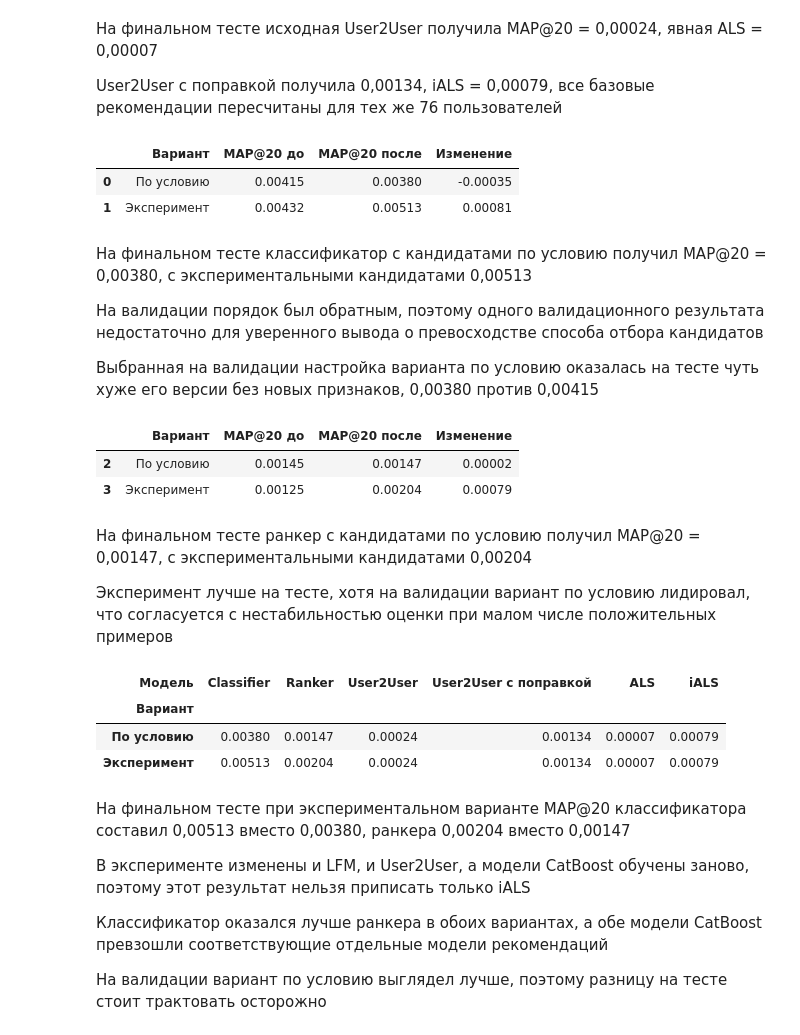
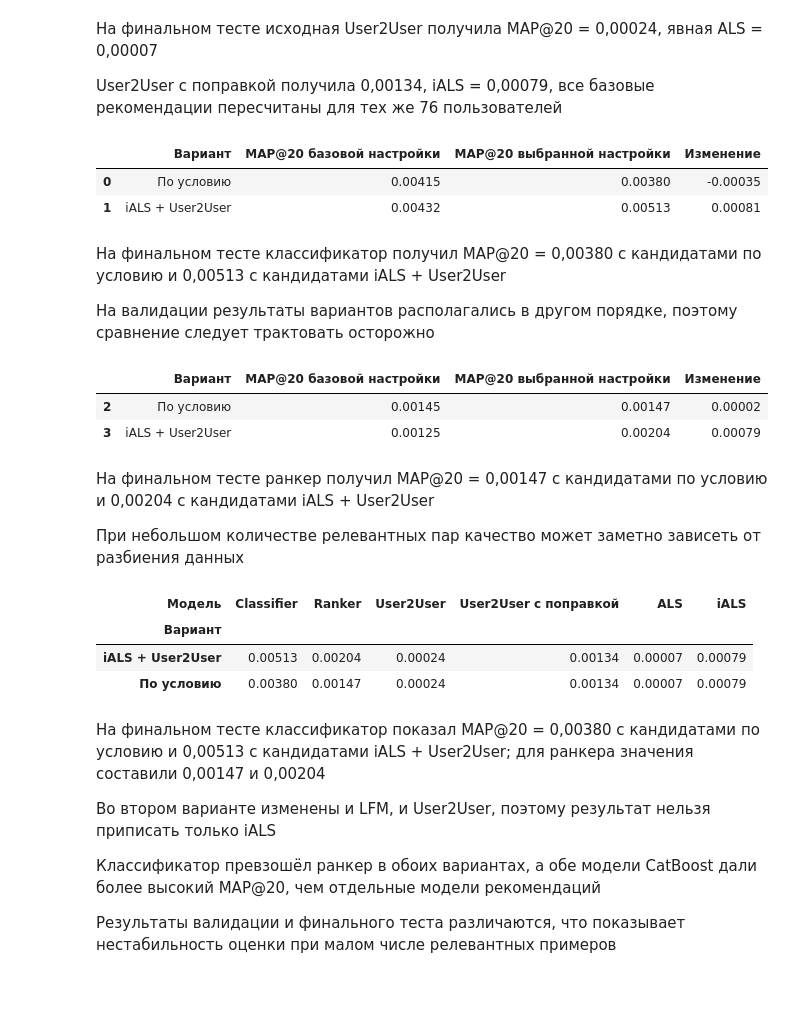
Before and after one commit to BogdanDelektorskiy/machine_learning_2, a Jupyter notebook: homeworks/02_recommendations/02_recsys.ipynb, the cells around one changed output. Drawn from its saved outputs; the diff is of its cells as text; code cells hidden in the pictures; blank space fills up the shorter version.

```diff
--- a/homeworks/02_recommendations/02_recsys.ipynb
+++ b/homeworks/02_recommendations/02_recsys.ipynb
@@ -1158,20 +1156,20 @@ class CandidateUser2User(User2User):
         return np.argsort(scores)[::-1]
 
 ials_user_factors, ials_item_factors = ials_best_factors
-experimental_u2u_model = CandidateUser2User(train_ratings)
-experimental_lfm_candidates, experimental_u2u_candidates, experimental_candidates = collect_candidates(
-    ials_user_factors, ials_item_factors, experimental_u2u_model
+adjusted_u2u_model = CandidateUser2User(train_ratings)
+adjusted_lfm_candidates, adjusted_u2u_candidates, adjusted_candidates = collect_candidates(
+    ials_user_factors, ials_item_factors, adjusted_u2u_model
 )
 
-variant_models['Эксперимент'] = {
+variant_models['iALS + User2User'] = {
     'user_factors': ials_user_factors,
     'item_factors': ials_item_factors,
-    'u2u_model': experimental_u2u_model,
-    'lfm_candidates': experimental_lfm_candidates,
-    'u2u_candidates': experimental_u2u_candidates,
-    'candidates': experimental_candidates,
+    'u2u_model': adjusted_u2u_model,
+    'lfm_candidates': adjusted_lfm_candidates,
+    'u2u_candidates': adjusted_u2u_candidates,
+    'candidates': adjusted_candidates,
 }
-candidate_sets['Эксперимент'] = experimental_candidates
+candidate_sets['iALS + User2User'] = adjusted_candidates
 candidate_generation_summary = pd.concat([
     candidate_summary(name, config['candidates'], config['lfm_candidates'], config['u2u_candidates'])
     for name, config in variant_models.items()
@@ -1552,11 +1546,11 @@ for name, results, models, trees in [
             & (results['Глубина'] == 6) & (results['Регуляризация'] == 5)
             & (results['Деревьев'] == trees)
         ].iloc[0]
-        before = models[variant]['baseline']['score']
+        base_score = models[variant]['baseline']['score']
         feature_effect_rows.append({
             'Модель': name, 'Вариант': variant,
-            'Прежние признаки': before, 'С позициями': row['MAP@20'],
-            'Изменение MAP@20': row['MAP@20'] - before,
+            'Базовые признаки': base_score, 'Ранговые признаки': row['MAP@20'],
+            'Изменение MAP@20': row['MAP@20'] - base_score,
         })
 
 feature_effect = pd.DataFrame(feature_effect_rows)
@@ -1584,7 +1578,7 @@ for uid in final_test_users:
     listened = train_items_by_user[uid]
     for name, model in (
         ('User2User', strict_u2u_model),
-        ('User2User с поправкой', experimental_u2u_model),
+        ('User2User с поправкой', adjusted_u2u_model),
     ):
         ranked = model.recommend(uid)
         final_predictions[name].append(ranked[~np.isin(ranked, listened)][:20])
@@ -1625,52 +1619,50 @@ for name, model_type, models in [
             metrics[stage] = mapk(final_test_relevant, predictions, k=20)
         test_comparison_rows.append({
             'Модель': name, 'Вариант': variant,
-            'MAP@20 до': metrics['baseline'],
-            'MAP@20 после': metrics['selected'],
+            'MAP@20 базовой настройки': metrics['baseline'],
+            'MAP@20 выбранной настройки': metrics['selected'],
             'Изменение': metrics['selected'] - metrics['baseline'],
         })
 
 final_comparison = pd.DataFrame(test_comparison_rows)
 display(final_comparison[final_comparison['Модель'] == 'Classifier'].drop(columns='Модель').round(5))
 # %% [output]
-|  | Вариант | MAP@20 до | MAP@20 после | Изменение |
+|  | Вариант | MAP@20 базовой настройки | MAP@20 выбранной настройки | Изменение |
 | 0 | По условию | 0.00415 | 0.00380 | -0.00035 |
-| 1 | Эксперимент | 0.00432 | 0.00513 | 0.00081 |
+| 1 | iALS + User2User | 0.00432 | 0.00513 | 0.00081 |
 # %% [markdown]
-На финальном тесте классификатор с кандидатами по условию получил MAP@20 = 0,00380, с экспериментальными кандидатами 0,00513
+На финальном тесте классификатор получил MAP@20 = 0,00380 с кандидатами по условию и 0,00513 с кандидатами iALS + User2User
 
-На валидации порядок был обратным, поэтому одного валидационного результата недостаточно для уверенного вывода о превосходстве способа отбора кандидатов
-
-Выбранная на валидации настройка варианта по условию оказалась на тесте чуть хуже его версии без новых признаков, 0,00380 против 0,00415
+На валидации результаты вариантов располагались в другом порядке, поэтому сравнение следует трактовать осторожно
 # %%
 display(final_comparison[final_comparison['Модель'] == 'Ranker'].drop(columns='Модель').round(5))
 # %% [output]
-|  | Вариант | MAP@20 до | MAP@20 после | Изменение |
+|  | Вариант | MAP@20 базовой настройки | MAP@20 выбранной настройки | Изменение |
 | 2 | По условию | 0.00145 | 0.00147 | 0.00002 |
-| 3 | Эксперимент | 0.00125 | 0.00204 | 0.00079 |
+| 3 | iALS + User2User | 0.00125 | 0.00204 | 0.00079 |
 # %% [markdown]
-На финальном тесте ранкер с кандидатами по условию получил MAP@20 = 0,00147, с экспериментальными кандидатами 0,00204
+На финальном тесте ранкер получил MAP@20 = 0,00147 с кандидатами по условию и 0,00204 с кандидатами iALS + User2User
 
-Эксперимент лучше на тесте, хотя на валидации вариант по условию лидировал, что согласуется с нестабильностью оценки при малом числе положительных примеров
+При небольшом количестве релевантных пар качество может заметно зависеть от разбиения данных
 # %%
-final_overview = final_comparison.pivot(index='Вариант', columns='Модель', values='MAP@20 после')
+final_overview = final_comparison.pivot(index='Вариант', columns='Модель', values='MAP@20 выбранной настройки')
 baseline_lookup = baseline_test_results.set_index('Модель')['MAP@20 на тесте']
 for name in ('User2User', 'User2User с поправкой', 'ALS', 'iALS'):
     final_overview[name] = baseline_lookup[name]
 display(final_overview.round(5))
 # %% [output]
 | Модель | Classifier | Ranker | User2User | User2User с поправкой | ALS | iALS |
 | Вариант |  |  |  |  |  |  |
+| iALS + User2User | 0.00513 | 0.00204 | 0.00024 | 0.00134 | 0.00007 | 0.00079 |
 | По условию | 0.00380 | 0.00147 | 0.00024 | 0.00134 | 0.00007 | 0.00079 |
-| Эксперимент | 0.00513 | 0.00204 | 0.00024 | 0.00134 | 0.00007 | 0.00079 |
 # %% [markdown]
-На финальном тесте при экспериментальном варианте MAP@20 классификатора составил 0,00513 вместо 0,00380, ранкера 0,00204 вместо 0,00147
+На финальном тесте классификатор показал MAP@20 = 0,00380 с кандидатами по условию и 0,00513 с кандидатами iALS + User2User; для ранкера значения составили 0,00147 и 0,00204
 
-В эксперименте изменены и LFM, и User2User, а модели CatBoost обучены заново, поэтому этот результат нельзя приписать только iALS
+Во втором варианте изменены и LFM, и User2User, поэтому результат нельзя приписать только iALS
 
-Классификатор оказался лучше ранкера в обоих вариантах, а обе модели CatBoost превзошли соответствующие отдельные модели рекомендаций
+Классификатор превзошёл ранкер в обоих вариантах, а обе модели CatBoost дали более высокий MAP@20, чем отдельные модели рекомендаций
 
-На валидации вариант по условию выглядел лучше, поэтому разницу на тесте стоит трактовать осторожно
+Результаты валидации и финального теста различаются, что показывает нестабильность оценки при малом числе релевантных примеров
 # %%
 final_relevant_by_user = {
     int(uid): set(items) for uid, items in zip(final_test_users, final_test_relevant)
```
Also changed, not shown: parts of 23 cells of this notebook.
